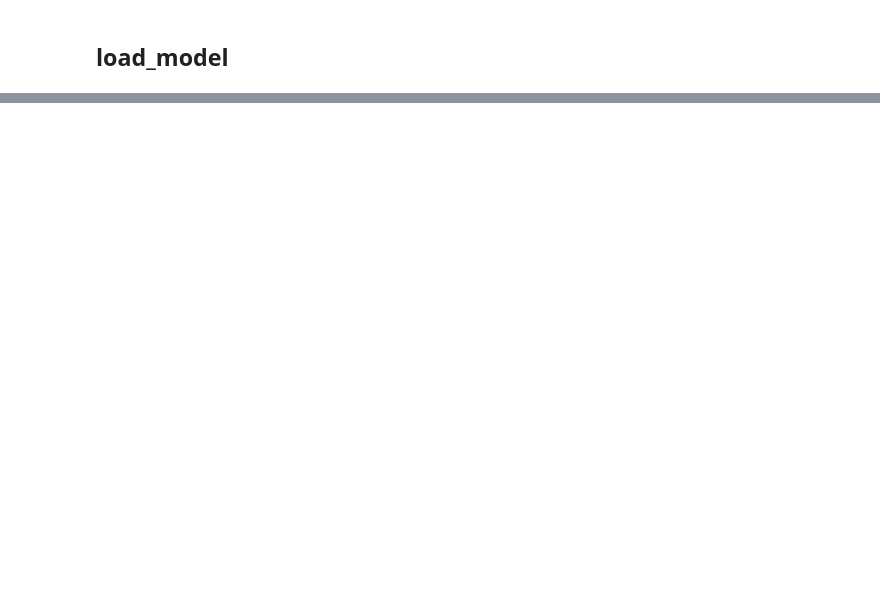
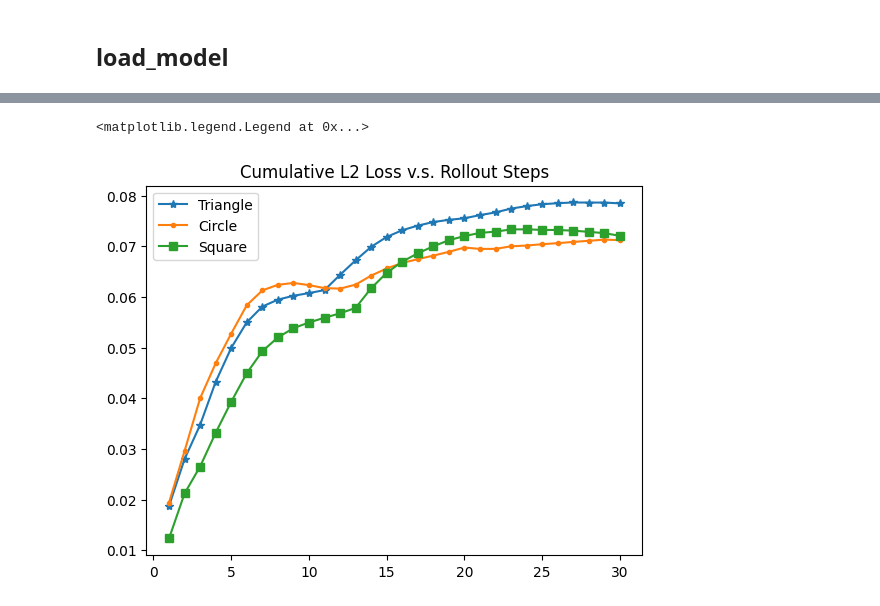
Before and after one commit to liangaomng/pof-for-dam, a Jupyter notebook: test.ipynb, the cells around one changed output, grey strips where cells are left out. Cells and saved outputs as stored; diff of their text form; code cells hidden in the pictures; blank space fills up the shorter version.

```diff
--- a/test.ipynb
+++ b/test.ipynb
@@ -44,3 +128,13 @@ tensor(0.0770, grad_fn=<DivBackward0>)
+# %%
+plt.plot(range(1, time_steps + 1), cumulative_l2_tri, marker='*', linestyle='-',label="Triangle")
+plt.plot(range(1, time_steps + 1), cumulative_l2_cir, marker='.', linestyle='-',label="Circle")
+plt.plot(range(1, time_steps + 1), cumulative_l2_squ, marker='s', linestyle='-',label="Square")
+plt.title('Cumulative L2 Loss v.s. Rollout Steps')
+plt.legend()
+plt.savefig("CL.png",dpi=300, bbox_inches='tight')
+# %% [output]
+<matplotlib.legend.Legend at 0x...>
+[figure, added]
 # %%
 output = output.detach().cpu().numpy()
 # %%
```
Also changed, not shown: parts of 11 cells of this notebook, 1 other file.
